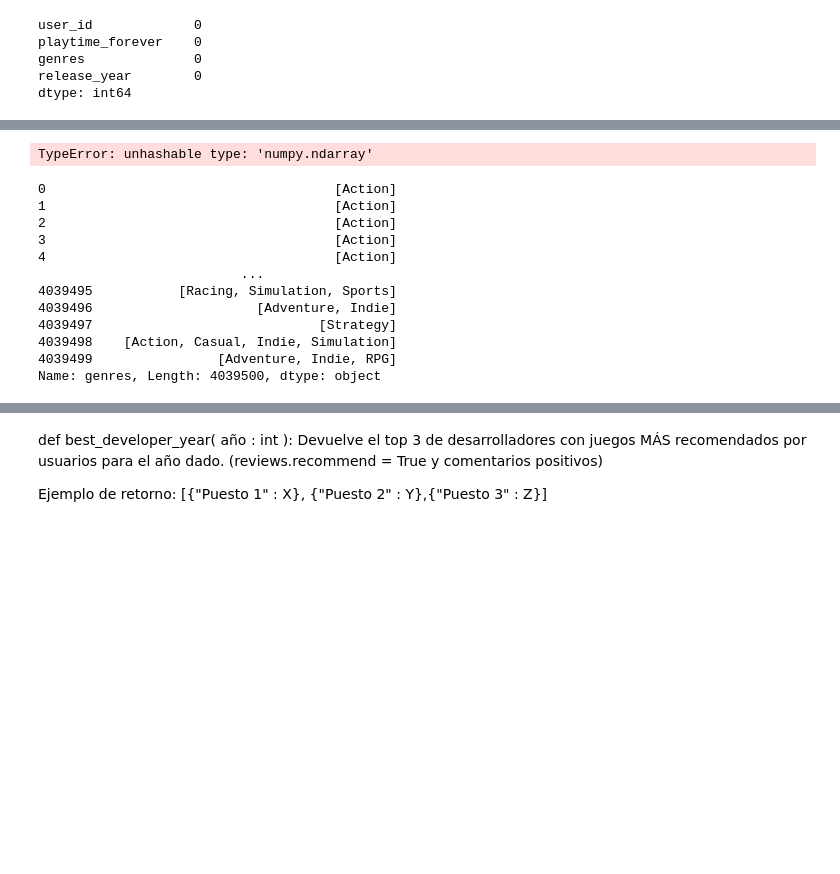
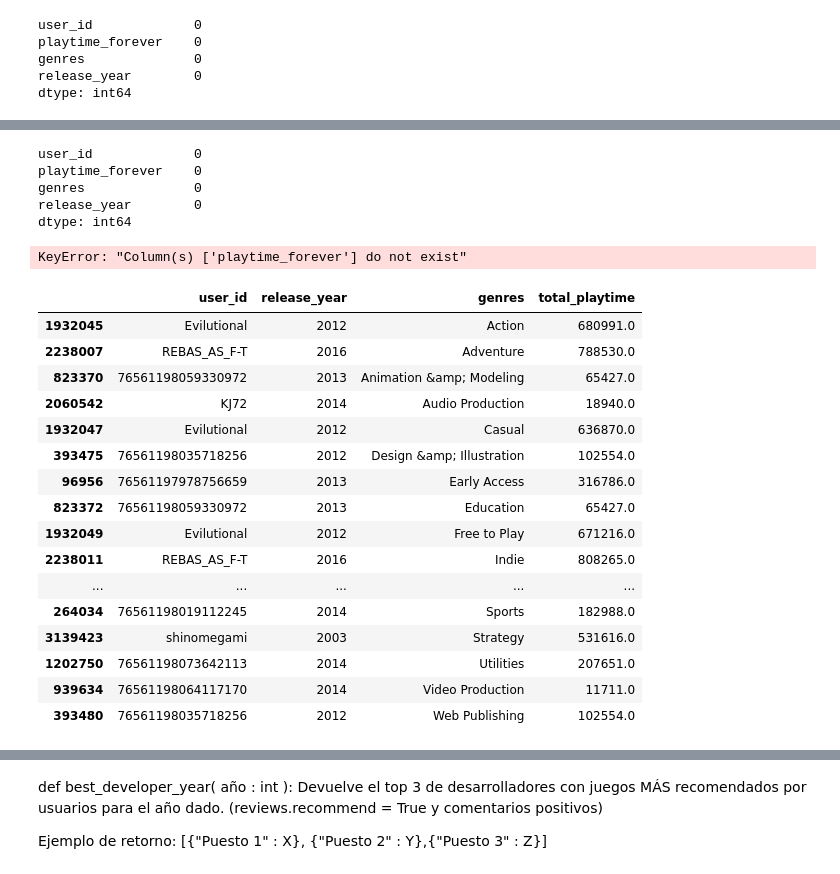
Before and after one commit to Juancito2085/PI1_ML_OPS, a Jupyter notebook: API.ipynb, the cells around one changed output, grey strips where cells are left out. Cells and saved outputs as stored; diff of their text form; code cells hidden in the pictures; blank space fills up the shorter version.

```diff
--- a/API.ipynb
+++ b/API.ipynb
@@ -122,20 +120,38 @@ print(df_genres_exploded)
+# %%
+df_genres_exploded.isnull().sum()
+# %% [output]
+user_id             0
+playtime_forever    0
+genres              0
+release_year        0
+dtype: int64
 # %%
 #Agrupo por usuario y año y sumo las horas jugadas
-df_users_genre=df_users_genre.groupby(['user_id','release_year','genres']).agg({'playtime_forever':'sum'}).reset_index()
+df_users_genre=df_genres_exploded.groupby(['user_id','release_year','genres']).agg({'playtime_forever':'sum'}).reset_index()
 # %% [output]
-TypeError: unhashable type: 'numpy.ndarray'
+KeyError: "Column(s) ['playtime_forever'] do not exist"
-# %%
-df_users_genre["genres"]
-# %% [output]
-0                                     [Action]
-1                                     [Action]
-2                                     [Action]
-3                                     [Action]
-4                                     [Action]
-                          ...
-4039495           [Racing, Simulation, Sports]
-4039496                     [Adventure, Indie]
-4039497                             [Strategy]
-4039498    [Action, Casual, Indie, Simulation]
-4039499                [Adventure, Indie, RPG]
-Name: genres, Length: 4039500, dtype: object
+# %%
+df_users_genre.rename(columns={'playtime_forever':'total_playtime'},inplace=True)
+# %%
+df_max_playtime_per_genre = df_users_genre.groupby('genres')['total_playtime'].idxmax()
+df_users_max_playtime = df_users_genre.loc[df_max_playtime_per_genre]
+# %%
+df_users_max_playtime
+# %% [output]
+|  | user_id | release_year | genres | total_playtime |
+| 1932045 | Evilutional | 2012 | Action | 680991.0 |
+| 2238007 | REBAS_AS_F-T | 2016 | Adventure | 788530.0 |
+| 823370 | 76561198059330972 | 2013 | Animation &amp; Modeling | 65427.0 |
+| 2060542 | KJ72 | 2014 | Audio Production | 18940.0 |
+| 1932047 | Evilutional | 2012 | Casual | 636870.0 |
+| 393475 | 76561198035718256 | 2012 | Design &amp; Illustration | 102554.0 |
+| 96956 | 76561197978756659 | 2013 | Early Access | 316786.0 |
+| 823372 | 76561198059330972 | 2013 | Education | 65427.0 |
+| 1932049 | Evilutional | 2012 | Free to Play | 671216.0 |
+| 2238011 | REBAS_AS_F-T | 2016 | Indie | 808265.0 |
+| ... | ... | ... | ... | ... |
+| 264034 | 76561198019112245 | 2014 | Sports | 182988.0 |
+| 3139423 | shinomegami | 2003 | Strategy | 531616.0 |
+| 1202750 | 76561198073642113 | 2014 | Utilities | 207651.0 |
+| 939634 | 76561198064117170 | 2014 | Video Production | 11711.0 |
+| 393480 | 76561198035718256 | 2012 | Web Publishing | 102554.0 |
```
Also changed, not shown: parts of 3 cells of this notebook.
